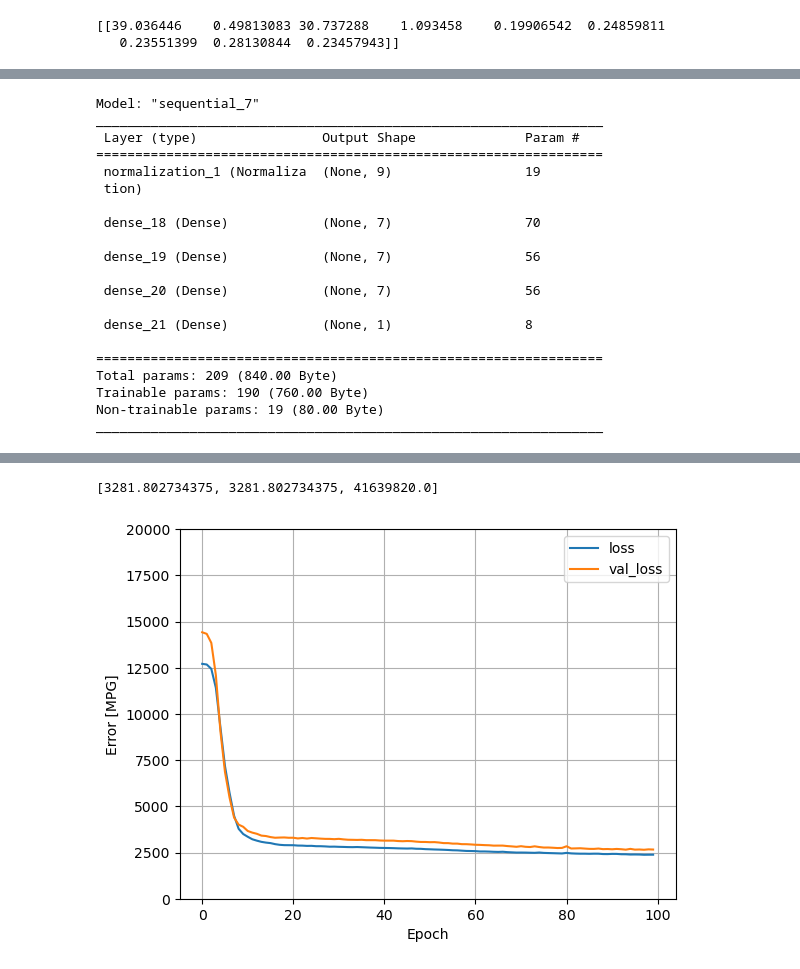
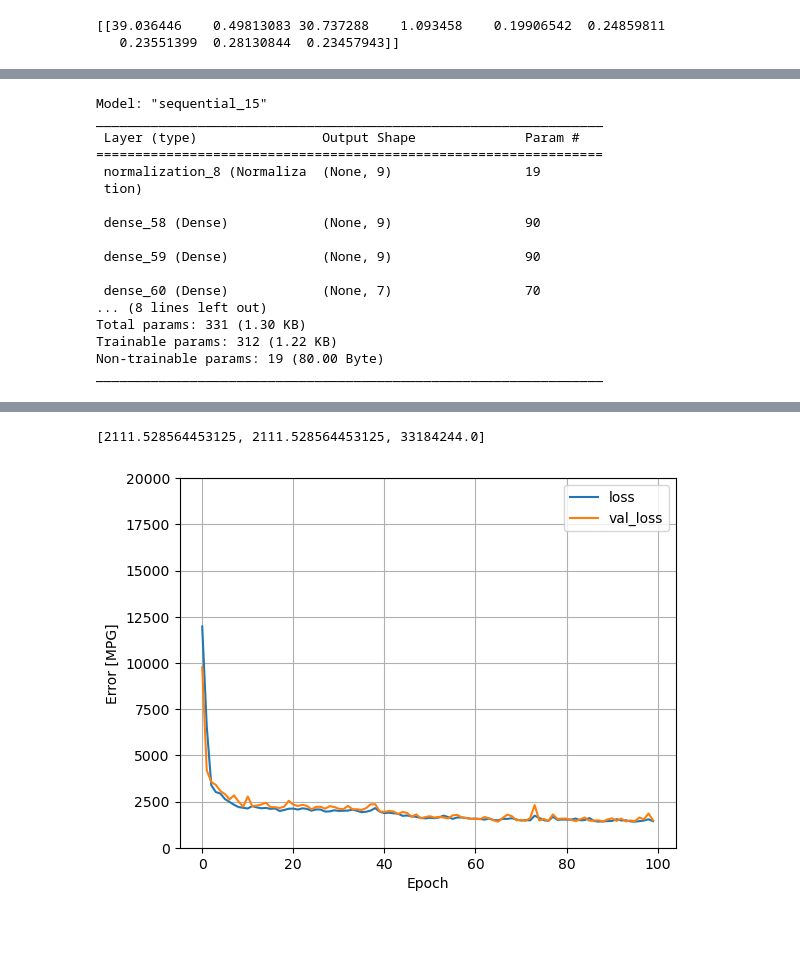
Before and after one commit to gdc-fcc/ols-health, a Jupyter notebook: nn.ipynb, the cells around one changed output, grey strips where cells are left out. Cells and saved outputs as stored; diff of their text form; code cells hidden in the pictures; blank space fills up the shorter version.

```diff
--- a/nn.ipynb
+++ b/nn.ipynb
@@ -75,9 +43,0 @@ age_model.compile(
-# %%
-history = age_model.fit(
-    train_features['age'],
-    train_labels,
-    epochs=100,
-    # Suppress logging.
-    verbose=0,
-    # Calculate validation results on 20% of the training data.
-    validation_split = 0.2)
@@ -132,47 +54,46 @@ plot_loss(history)
 def build_and_compile_model(norm):
   model = keras.Sequential([
       norm,
+      layers.Dense(9, activation='relu'),
+      layers.Dense(9, activation='relu'),
       layers.Dense(7, activation='relu'),
-      layers.Dense(7, activation='relu'),
-      layers.Dense(7, activation='relu'),
+      layers.Dense(5, activation='relu'),
+      layers.Dense(3, activation='relu'),
       layers.Dense(1)
   ])
 
   model.compile(loss='mean_absolute_error',
-                optimizer=tf.keras.optimizers.Adam(0.01),
+                optimizer=tf.keras.optimizers.Adam(0.05),
                 metrics=['MeanAbsoluteError', 'MeanSquaredError'])
   return model
 
-dnn_model = build_and_compile_model(normalizer)
-dnn_model.summary()
+model = build_and_compile_model(normalizer)
+model.summary()
 # %% [output]
-Model: "sequential_7"
+Model: "sequential_15"
 _________________________________________________________________
  Layer (type)                Output Shape              Param #
 =================================================================
- normalization_1 (Normaliza  (None, 9)                 19
+ normalization_8 (Normaliza  (None, 9)                 19
  tion)
 
- dense_18 (Dense)            (None, 7)                 70
+ dense_58 (Dense)            (None, 9)                 90
 
- dense_19 (Dense)            (None, 7)                 56
+ dense_59 (Dense)            (None, 9)                 90
 
- dense_20 (Dense)            (None, 7)                 56
-
- dense_21 (Dense)            (None, 1)                 8
-
-=================================================================
-Total params: 209 (840.00 Byte)
-Trainable params: 190 (760.00 Byte)
+ dense_60 (Dense)            (None, 7)                 70
+... (8 lines left out)
+Total params: 331 (1.30 KB)
+Trainable params: 312 (1.22 KB)
 Non-trainable params: 19 (80.00 Byte)
 _________________________________________________________________
 # %%
-history = dnn_model.fit(
+history = model.fit(
     train_features,
     train_labels,
     validation_split=0.2,
     verbose=0, epochs=100)
 # %%
 plot_loss(history)
-dnn_model.evaluate(test_features, test_labels)
+model.evaluate(test_features, test_labels)
 # %% [output]
@@ -180,3 +101,3 @@ dnn_model.evaluate(test_features, test_labels)
-[3281.802734375, 3281.802734375, 41639820.0]
+[2111.528564453125, 2111.528564453125, 33184244.0]
-[figure, old version]
+[figure, new version]
 # %%
```
Also changed, not shown: parts of 9 cells of this notebook.
